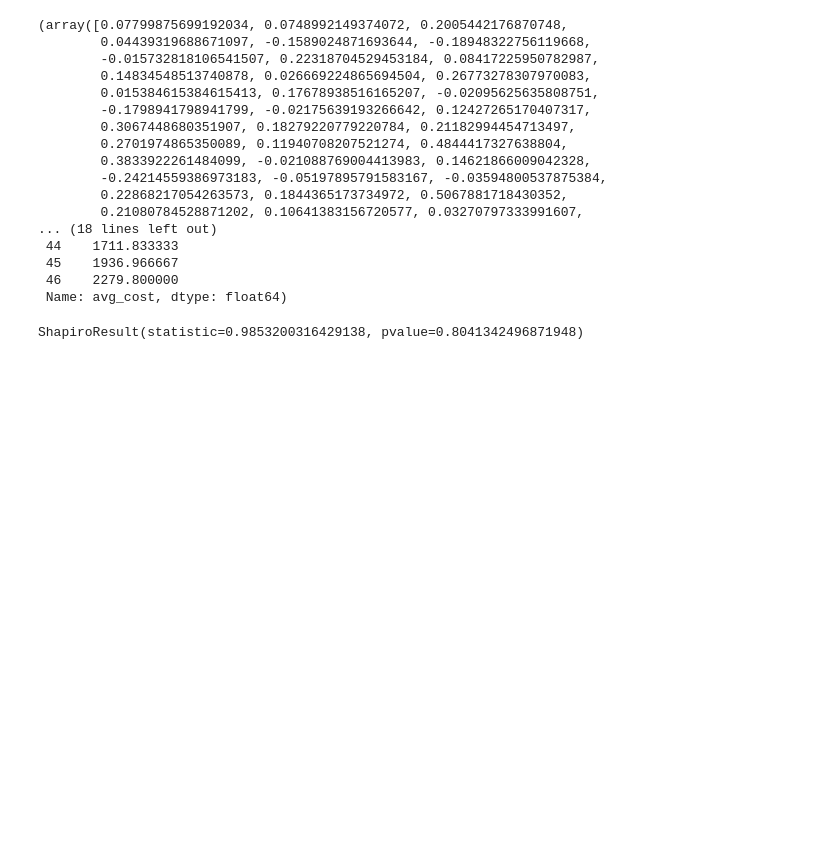
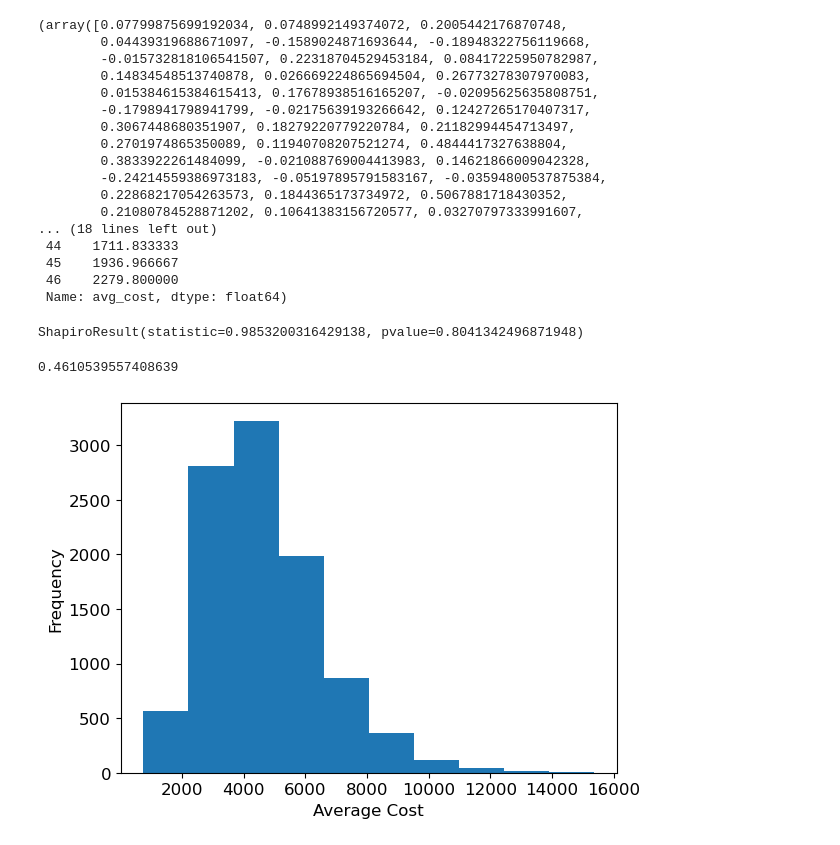
Before and after one commit to yangrchen/blue5-spring-one-homework, a Jupyter notebook: simulation/yang.ipynb, the cells around one changed output. Cells and saved outputs as stored; diff of their text form; code cells hidden in the pictures; blank space fills up the shorter version.

```diff
--- a/simulation/yang.ipynb
+++ b/simulation/yang.ipynb
@@ -81,6 +81,10 @@ std_return = returns.std()
 years_1 = 2012 - 2006
 years_2 = 2015 - 2012
 years_3 = 2024 - 2015
+
+kernel.factor
+# %% [output]
+0.4610539557408639
 # %%
 norm_data = []
 data = []
@@ -99,4 +103,12 @@ for i in range(10000):
     kernel_future_vals = initial_cost * np.cumprod(1 + kernel_phases)
     norm_data.append(normal_future_vals[-1])
     data.append(kernel_future_vals[-1])
+# %%
+plt.rcParams.update({"font.size": 12})
+plt.hist(norm_data)
+plt.xlabel("Average Cost")
+plt.ylabel("Frequency")
+plt.show()
+# %% [output]
+[figure, added]
 # %%
```
Also changed, not shown: parts of 2 cells of this notebook, 1 other file.
